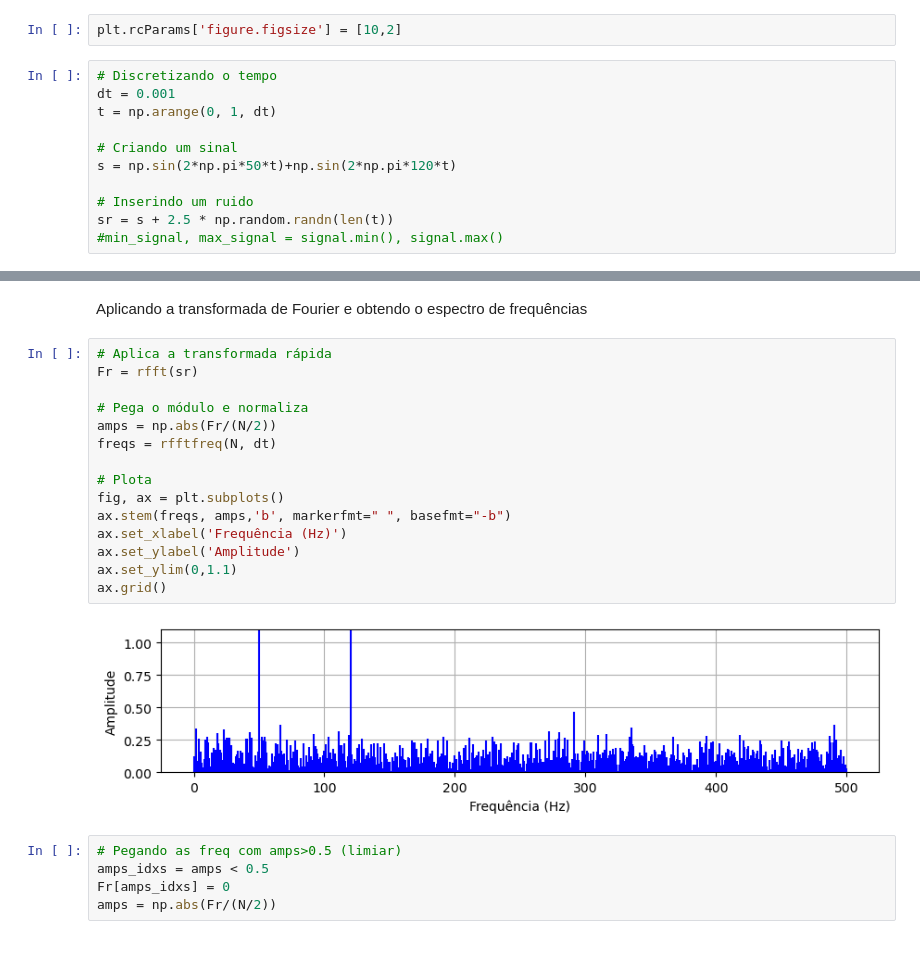
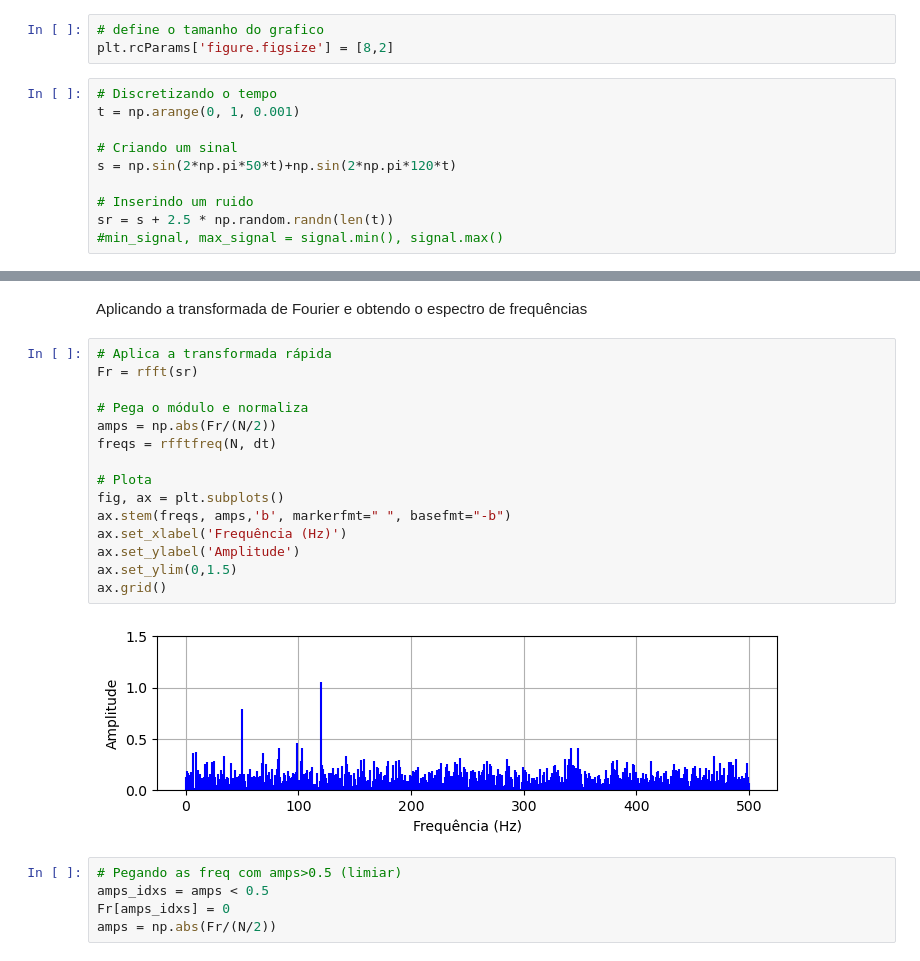
Before and after one commit to tiagoburiol/MatComp_IV, a Jupyter notebook: 04_transformada_discreta_de_fourier.ipynb, the cells around one changed output, grey strips where cells are left out. Cells and saved outputs as stored; diff of their text form.

```diff
--- a/04_transformada_discreta_de_fourier.ipynb
+++ b/04_transformada_discreta_de_fourier.ipynb
@@ -292,9 +294,9 @@ plt.show()
-# %%
-plt.rcParams['figure.figsize'] = [10,2]
+# %%
+# define o tamanho do grafico
+plt.rcParams['figure.figsize'] = [8,2]
 # %%
 # Discretizando o tempo
-dt = 0.001
-t = np.arange(0, 1, dt)
+t = np.arange(0, 1, 0.001)
 
 # Criando um sinal
 s = np.sin(2*np.pi*50*t)+np.sin(2*np.pi*120*t)
@@ -319,20 +321,20 @@ Aplicando a transformada de Fourier e obtendo o espectro de frequências
 # %%
 # Aplica a transformada rápida
 Fr = rfft(sr)
 
 # Pega o módulo e normaliza
 amps = np.abs(Fr/(N/2))
 freqs = rfftfreq(N, dt)
 
 # Plota
 fig, ax = plt.subplots()
 ax.stem(freqs, amps,'b', markerfmt=" ", basefmt="-b")
 ax.set_xlabel('Frequência (Hz)')
 ax.set_ylabel('Amplitude')
-ax.set_ylim(0,1.1)
+ax.set_ylim(0,1.5)
 ax.grid()
 # %% [output]
-[figure, old version]
+[figure, new version]
 # %%
 # Pegando as freq com amps>0.5 (limiar)
 amps_idxs = amps < 0.5
```
Also changed, not shown: parts of 20 cells of this notebook.
